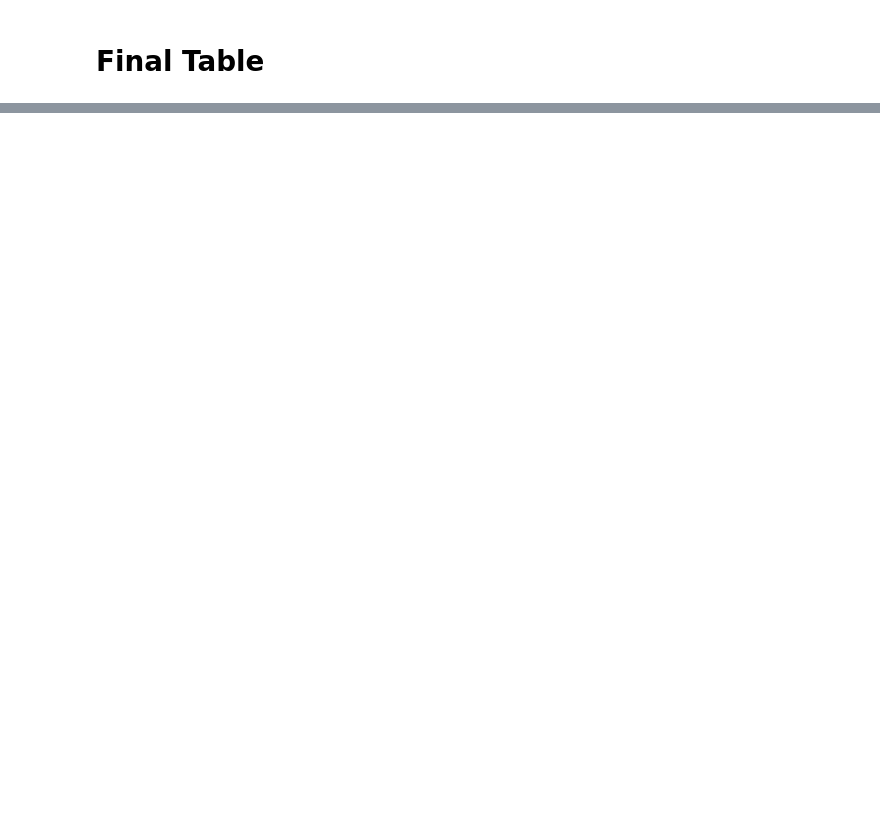
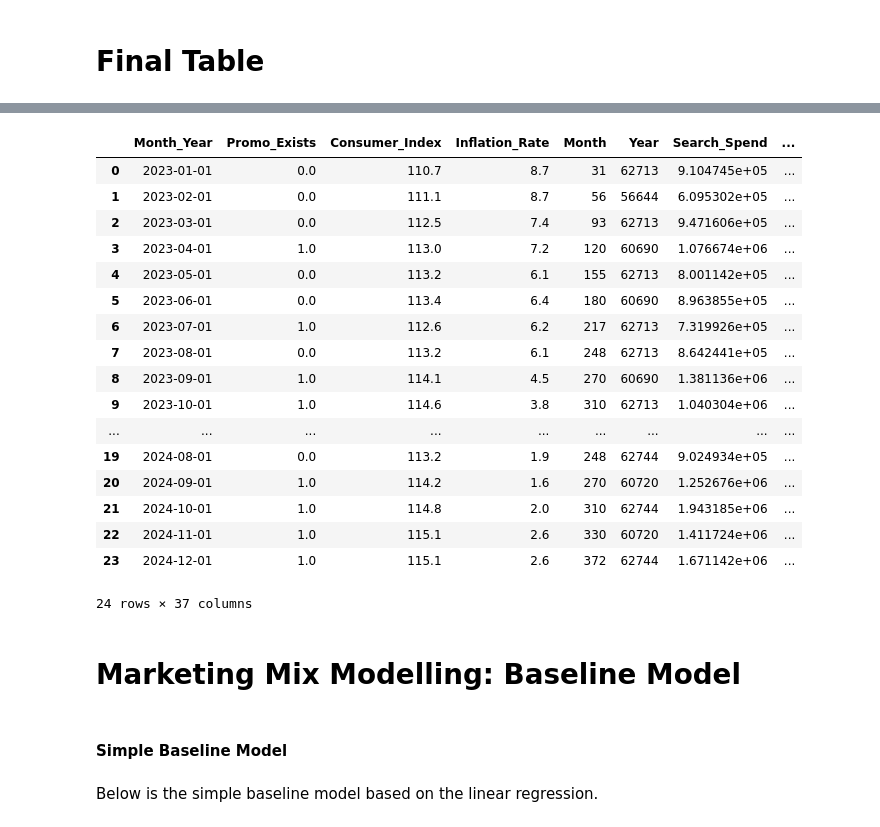
Before and after one commit to onur-okcu/Marketing-Mix-Modeling-Tool, a Jupyter notebook: Joined_MMM_Data.ipynb, the cells around one changed output, grey strips where cells are left out. Saved outputs shown, nothing was run; the diff lists cells and outputs as text; code cells hidden in the pictures; blank space fills up the shorter version.

```diff
--- a/Joined_MMM_Data.ipynb
+++ b/Joined_MMM_Data.ipynb
@@ -338,0 +304,51 @@ mmm
+# %%
+# Monthly Data
+
+import pandas as pd
+
+# Convert Month, Year into date format and Weekday into string
+mmm_3["Month_Year"] = pd.to_datetime(mmm_3[["Year", "Month"]].assign(Day=1))
+mmm_3["Weekday"] = mmm_3["Weekday"].astype(str)
+
+# Group the table by Month_Year
+grouped_columns = {
+    "Promo_Exists": "mean",
+    "Consumer_Index": "mean",
+    "Inflation_Rate": "mean",
+}
+
+# Add all other numeric columns with sum
+for col in mmm_3.select_dtypes(include="number").columns:
+    if col not in grouped_columns:
+        grouped_columns[col] = "sum"
+
+# Group and aggregate
+mmm_monthly = mmm_3.groupby("Month_Year").agg(grouped_columns).reset_index()
+
+# Output the resulting monthly table
+mmm_monthly
+# %% [output]
+|  | Month_Year | Promo_Exists | Consumer_Index | Inflation_Rate | Month | Year | Search_Spend | ... |
+| 0 | 2023-01-01 | 0.0 | 110.7 | 8.7 | 31 | 62713 | 9.104745e+05 | ... |
+| 1 | 2023-02-01 | 0.0 | 111.1 | 8.7 | 56 | 56644 | 6.095302e+05 | ... |
+| 2 | 2023-03-01 | 0.0 | 112.5 | 7.4 | 93 | 62713 | 9.471606e+05 | ... |
+| 3 | 2023-04-01 | 1.0 | 113.0 | 7.2 | 120 | 60690 | 1.076674e+06 | ... |
+| 4 | 2023-05-01 | 0.0 | 113.2 | 6.1 | 155 | 62713 | 8.001142e+05 | ... |
+| 5 | 2023-06-01 | 0.0 | 113.4 | 6.4 | 180 | 60690 | 8.963855e+05 | ... |
+| 6 | 2023-07-01 | 1.0 | 112.6 | 6.2 | 217 | 62713 | 7.319926e+05 | ... |
+| 7 | 2023-08-01 | 0.0 | 113.2 | 6.1 | 248 | 62713 | 8.642441e+05 | ... |
+| 8 | 2023-09-01 | 1.0 | 114.1 | 4.5 | 270 | 60690 | 1.381136e+06 | ... |
+| 9 | 2023-10-01 | 1.0 | 114.6 | 3.8 | 310 | 62713 | 1.040304e+06 | ... |
+| ... | ... | ... | ... | ... | ... | ... | ... | ... |
+| 19 | 2024-08-01 | 0.0 | 113.2 | 1.9 | 248 | 62744 | 9.024934e+05 | ... |
+| 20 | 2024-09-01 | 1.0 | 114.2 | 1.6 | 270 | 60720 | 1.252676e+06 | ... |
+| 21 | 2024-10-01 | 1.0 | 114.8 | 2.0 | 310 | 62744 | 1.943185e+06 | ... |
+| 22 | 2024-11-01 | 1.0 | 115.1 | 2.6 | 330 | 60720 | 1.411724e+06 | ... |
+| 23 | 2024-12-01 | 1.0 | 115.1 | 2.6 | 372 | 62744 | 1.671142e+06 | ... |
+24 rows × 37 columns
+# %% [markdown]
+# Marketing Mix Modelling: Baseline Model
+# %% [markdown]
+#### Simple Baseline Model
+# %% [markdown]
+Below is the simple baseline model based on the linear regression.
```
Also changed, not shown: parts of 14 cells of this notebook.
